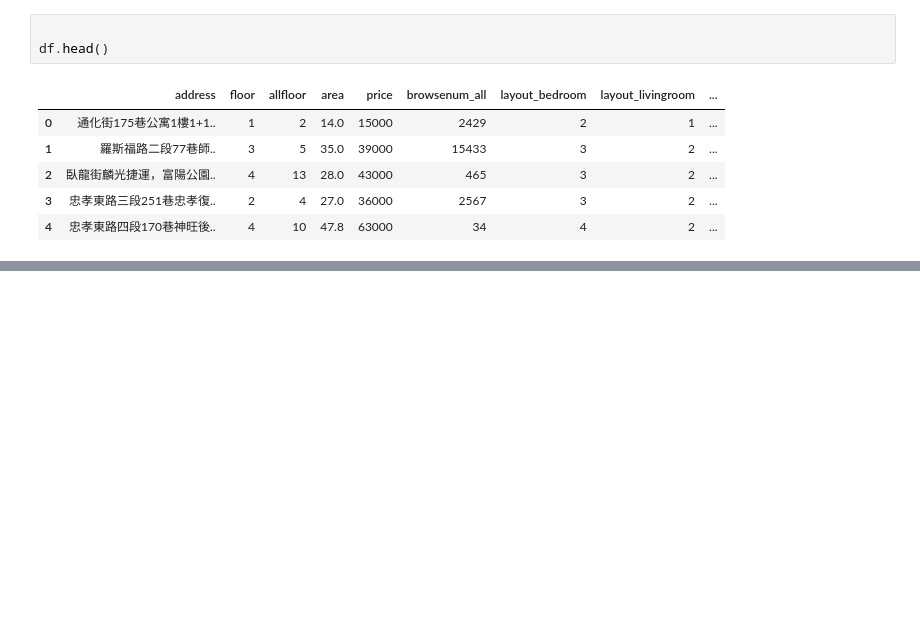
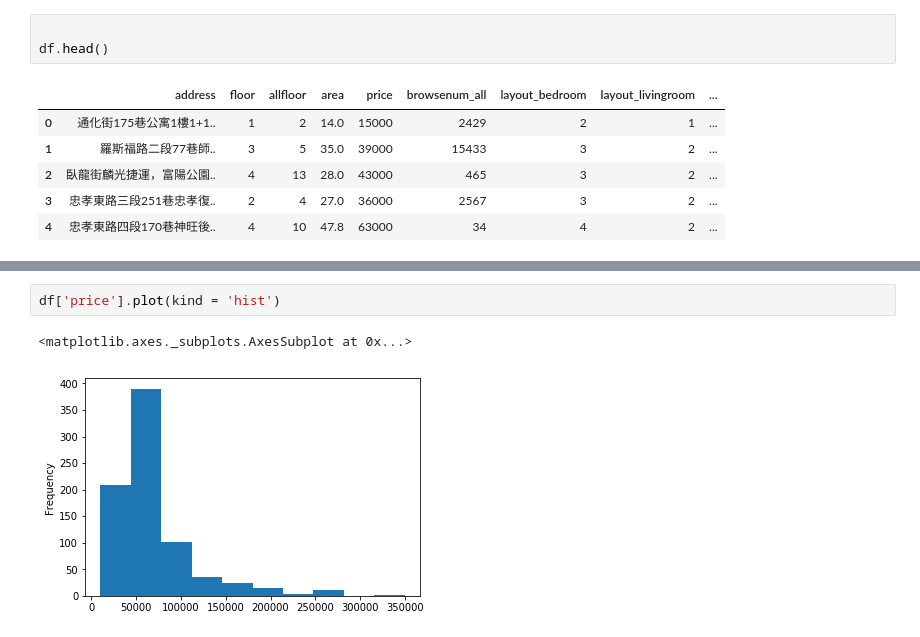
Before and after one commit to ywchiu/transglobepy, a Jupyter notebook: Demo20190614.ipynb, the cells around one changed output, grey strips where cells are left out. Drawn from its saved outputs; the diff is of its cells as text; blank space fills up the shorter version.

```diff
--- a/Demo20190614.ipynb
+++ b/Demo20190614.ipynb
@@ -550,0 +787,5 @@ df.head()
+# %%
+df['price'].plot(kind = 'hist')
+# %% [output]
+<matplotlib.axes._subplots.AxesSubplot at 0x...>
+[figure, added]
```
Also changed, not shown: parts of 72 cells of this notebook, 1 other file.
